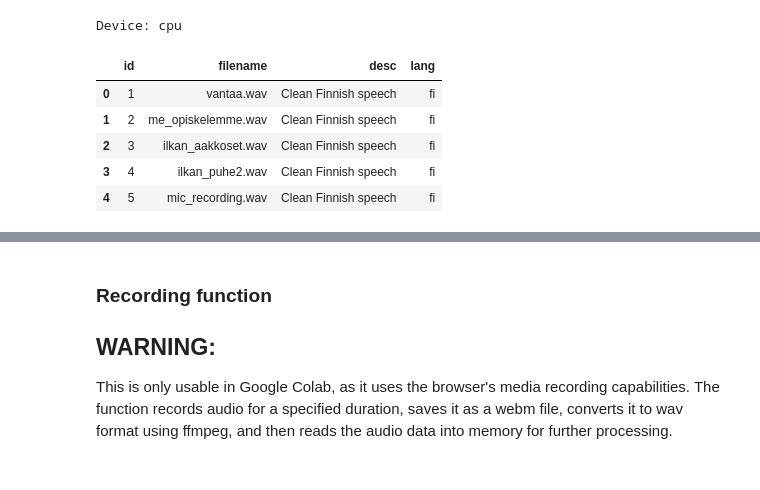
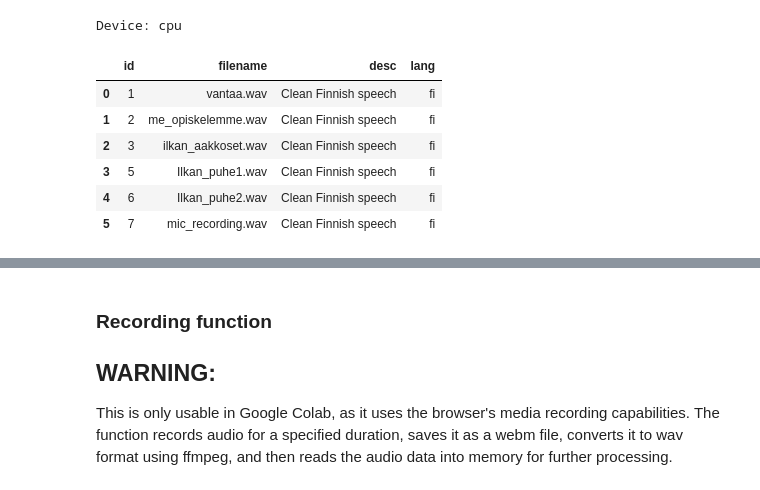
Before and after one commit to janneesa/MetropoliaNeuralNetworkProject, a Jupyter notebook: 3_Transformers/3_Wisper.ipynb, the cells around one changed output, grey strips where cells are left out. Saved outputs shown, nothing was run; the diff lists cells and outputs as text; code cells hidden in the pictures.

```diff
--- a/3_Transformers/3_Wisper.ipynb
+++ b/3_Transformers/3_Wisper.ipynb
@@ -42,22 +42,24 @@ Device: cpu
 # %%
 AUDIO_DIR = Path("./audio_samples")
 
 audio_samples = [
     {"id": "1", "filename": "vantaa.wav", "desc": "Clean Finnish speech", "lang": "fi"},
     {"id": "2", "filename": "me_opiskelemme.wav", "desc": "Clean Finnish speech", "lang": "fi"},
     {"id": "3", "filename": "ilkan_aakkoset.wav", "desc": "Clean Finnish speech", "lang": "fi"},
-    {"id": "4", "filename": "ilkan_puhe2.wav", "desc": "Clean Finnish speech", "lang": "fi"},
-    {"id": "5", "filename": "mic_recording.wav", "desc": "Clean Finnish speech", "lang": "fi"},
+    {"id": "5", "filename": "Ilkan_puhe1.wav", "desc": "Clean Finnish speech", "lang": "fi"},
+    {"id": "6", "filename": "Ilkan_puhe2.wav", "desc": "Clean Finnish speech", "lang": "fi"},
+    {"id": "7", "filename": "mic_recording.wav", "desc": "Clean Finnish speech", "lang": "fi"},
 ]
 
 pd.DataFrame(audio_samples)
 # %% [output]
 |  | id | filename | desc | lang |
 | 0 | 1 | vantaa.wav | Clean Finnish speech | fi |
 | 1 | 2 | me_opiskelemme.wav | Clean Finnish speech | fi |
 | 2 | 3 | ilkan_aakkoset.wav | Clean Finnish speech | fi |
-| 3 | 4 | ilkan_puhe2.wav | Clean Finnish speech | fi |
-| 4 | 5 | mic_recording.wav | Clean Finnish speech | fi |
+| 3 | 5 | Ilkan_puhe1.wav | Clean Finnish speech | fi |
+| 4 | 6 | Ilkan_puhe2.wav | Clean Finnish speech | fi |
+| 5 | 7 | mic_recording.wav | Clean Finnish speech | fi |
 # %%
 sample = audio_samples[0]
 path = AUDIO_DIR / sample["filename"]
```
Also changed, not shown: parts of 2 cells of this notebook.
